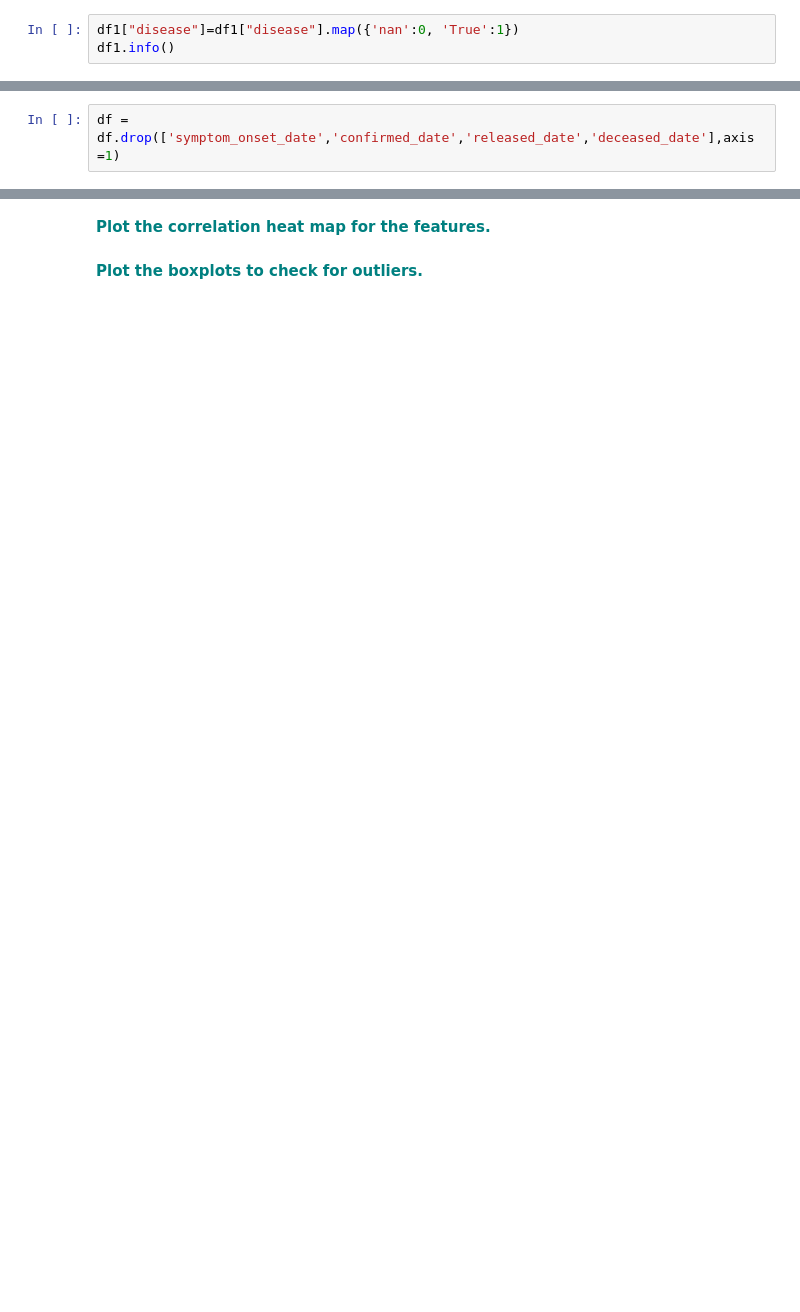
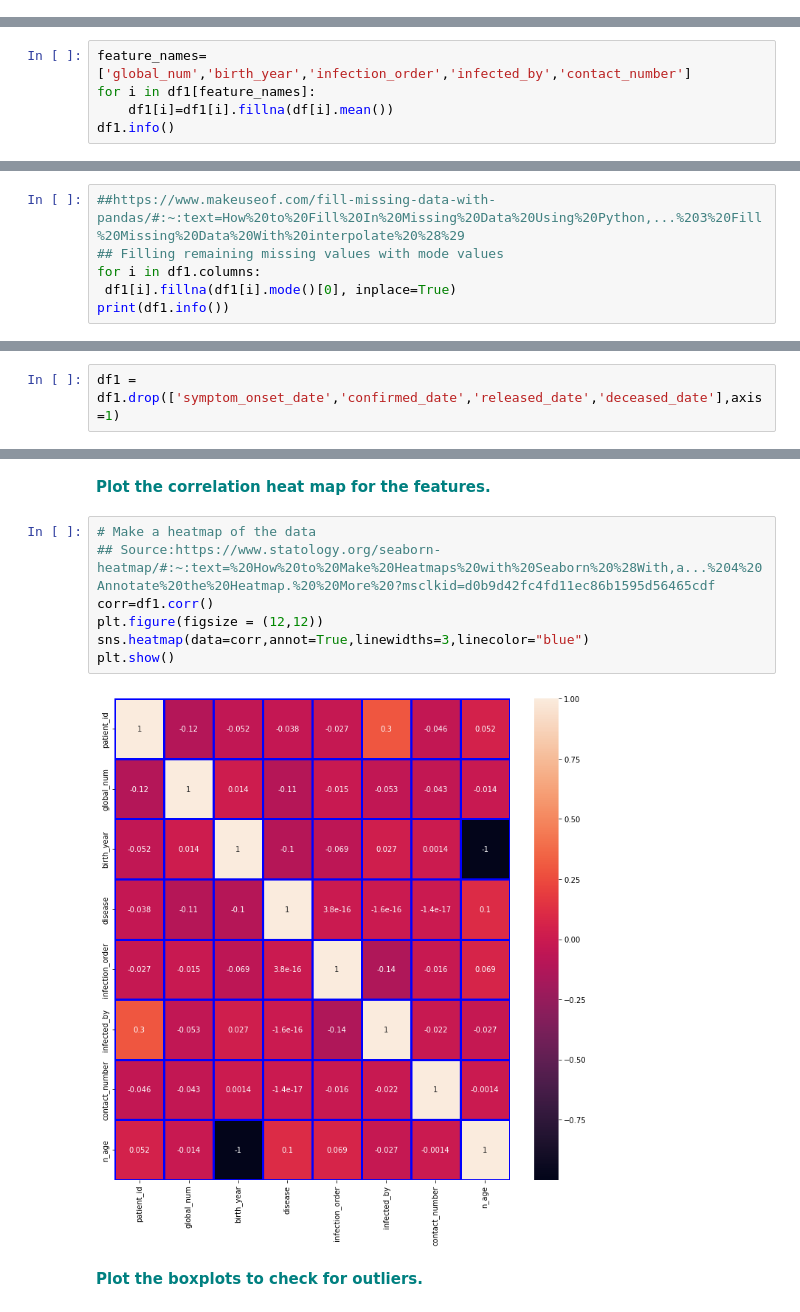
Before and after one commit to vishrast/Random-Forest-Case-Study, a Jupyter notebook: RandomForest_casestudy_covid19.ipynb, the cells around one changed output, grey strips where cells are left out. Drawn from its saved outputs; the diff is of its cells as text; blank space fills up the shorter version.

```diff
--- a/RandomForest_casestudy_covid19.ipynb
+++ b/RandomForest_casestudy_covid19.ipynb
@@ -196,5 +221,2 @@ memory usage: 329.4+ KB
 # %% [markdown]
  **<font color='teal'> Fill null values in the following columns with their mean: 'global_number','birth_year','infection_order','infected_by'and 'contact_number'</font>**
-# %%
-df1["disease"]=df1["disease"].map({'nan':0, 'True':1})
-df1.info()
@@ -218,0 +223,5 @@ memory usage: 329.4+ KB
+# %%
+feature_names= ['global_num','birth_year','infection_order','infected_by','contact_number']
+for i in df1[feature_names]:
+    df1[i]=df1[i].fillna(df[i].mean())
+df1.info()
@@ -219,2 +246,8 @@ memory usage: 329.4+ KB
 # %% [markdown]
  **<font color='teal'> Fill the rest of the missing values with any method.</font>**
+# %%
+##https://www.makeuseof.com/fill-missing-data-with-pandas/#:~:text=How%20to%20Fill%20In%20Missing%20Data%20Using%20Python,...%203%20Fill%20Missing%20Data%20With%20interpolate%20%28%29
+## Filling remaining missing values with mode values
+for i in df1.columns:
+ df1[i].fillna(df1[i].mode()[0], inplace=True)
+print(df1.info())
@@ -225,7 +303,7 @@ df.head()
 # %% [markdown]
 Remove date columns from the data.
 # %%
-df = df.drop(['symptom_onset_date','confirmed_date','released_date','deceased_date'],axis =1)
+df1 = df1.drop(['symptom_onset_date','confirmed_date','released_date','deceased_date'],axis =1)
 # %% [markdown]
 Review the count of unique values by column.
 # %%
@@ -256,4 +389,13 @@ vn
 # %% [markdown]
 **<font color='teal'> Plot the correlation heat map for the features.</font>**
+# %%
+# Make a heatmap of the data
+## Source:https://www.statology.org/seaborn-heatmap/#:~:text=%20How%20to%20Make%20Heatmaps%20with%20Seaborn%20%28With,a...%204%20Annotate%20the%20Heatmap.%20%20More%20?msclkid=d0b9d42fc4fd11ec86b1595d56465cdf
+corr=df1.corr()
+plt.figure(figsize = (12,12))
+sns.heatmap(data=corr,annot=True,linewidths=3,linecolor="blue")
+plt.show()
+# %% [output]
+[figure, added]
 # %% [markdown]
 **<font color='teal'> Plot the boxplots to check for outliers. </font>**
```
Also changed, not shown: parts of 13 cells of this notebook.
